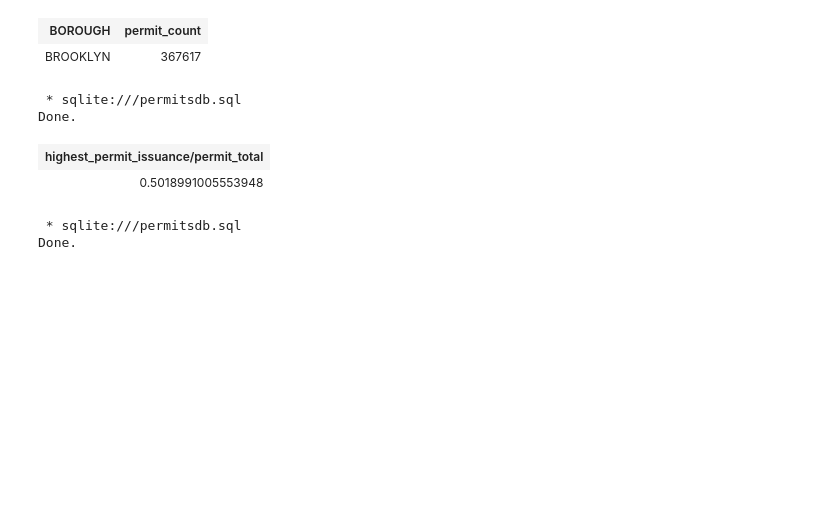
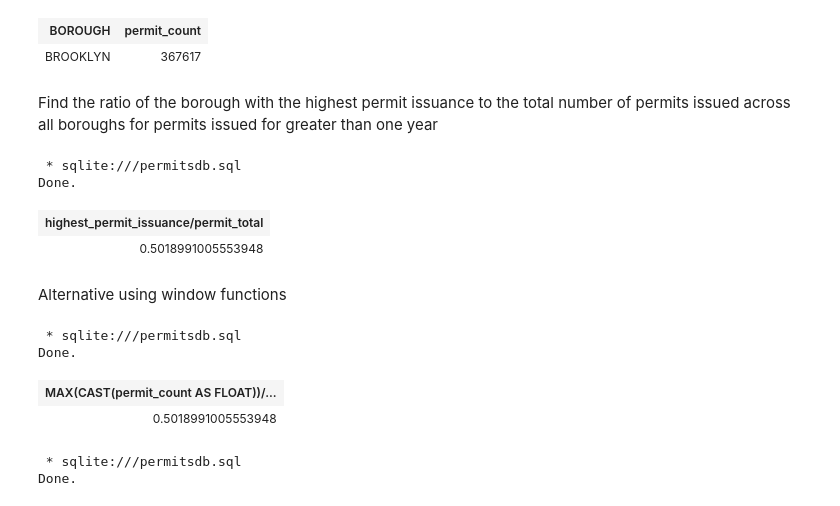
Before and after one commit to dray89/SQL, a Jupyter notebook: Proj_DataAnalysis_In_SQLlite.ipynb, the cells around one changed output. Saved outputs shown, nothing was run; the diff lists cells and outputs as text; code cells hidden in the pictures; blank space fills up the shorter version.

```diff
--- a/Proj_DataAnalysis_In_SQLlite.ipynb
+++ b/Proj_DataAnalysis_In_SQLlite.ipynb
@@ -205,3 +203,5 @@ Done.
+# %% [markdown]
+<p> Find the ratio of the borough with the highest permit issuance to the total number of permits issued across all boroughs for permits issued for greater than one year </p>
 # %%
 %%sql
 SELECT highest_permit_issuance/permit_total
@@ -219,6 +220,24 @@ LIMIT 5;
 Done.
 | highest_permit_issuance/permit_total |
 | 0.5018991005553948 |
+# %% [markdown]
+<p> Alternative using window functions </p>
+# %%
+%%sql
+WITH Cnts AS (
+    SELECT DISTINCT BOROUGH, COUNT("Job #") OVER(PARTITION BY BOROUGH) AS permit_count,
+                COUNT("Job #") OVER() AS total_permits
+FROM permits
+WHERE (SELECT ("Expiration Date" - "Issuance Date") AS DATE_DIFF)>=1 )
+
+SELECT MAX(CAST(permit_count AS FLOAT))/total_permits
+FROM Cnts
+;
+# %% [output]
+ * sqlite:///permitsdb.sql
+Done.
+| MAX(CAST(permit_count AS FLOAT))/... |
+| 0.5018991005553948 |
 # %%
 %%sql
 SELECT COUNT()
```
Also changed, not shown: parts of 7 cells of this notebook.
